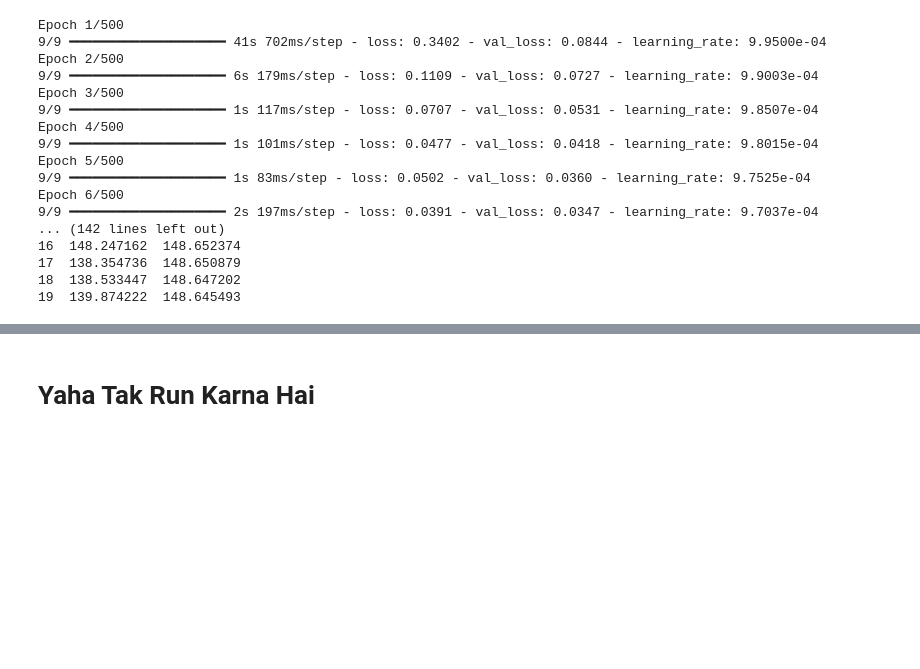
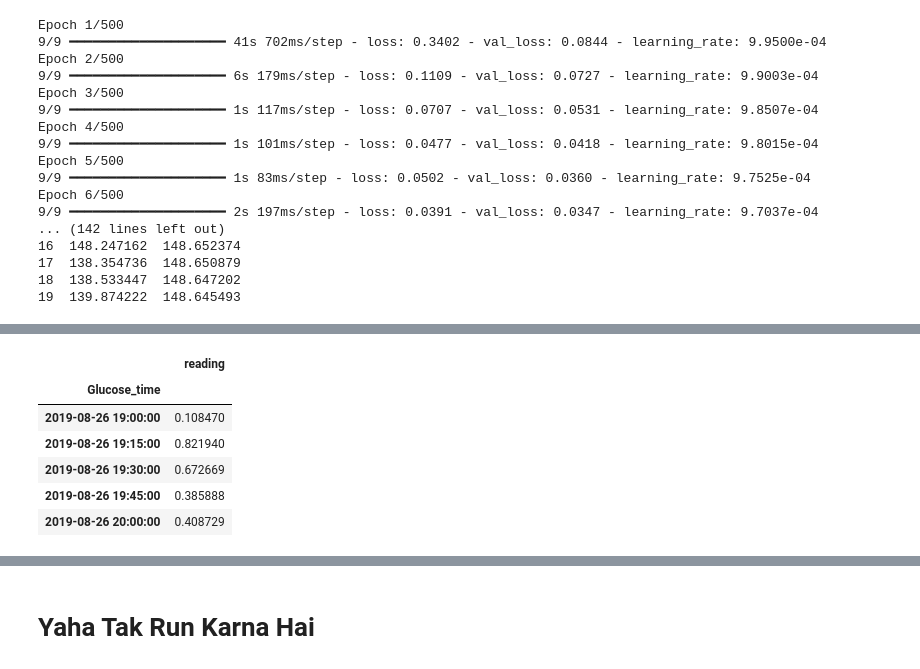
Before and after one commit to Mohammad-Soban/Glucose_Level_Prediction, a Jupyter notebook: LSTM_data copy.ipynb, the cells around one changed output, grey strips where cells are left out. Drawn from its saved outputs; the diff is of its cells as text; code cells hidden in the pictures; blank space fills up the shorter version.

```diff
--- a/LSTM_data copy.ipynb
+++ b/LSTM_data copy.ipynb
@@ -795,0 +824,27 @@ results_sheet_10.to_csv('./CSV_Files/Predictions_Google_Sheet_10_Resampled.csv')
+# %%
+# If reading_time is present in the dataset, then convert it to a proper date time format
+if 'Glucose_time' not in df_15.columns:
+    df_15['reading_time'] = pd.to_datetime(df_15['reading_time'], unit='ms')
+    df_15['reading_time'] = pd.to_datetime(df_15['reading_time'], format='%Y-%m-%d %H:%M:%S')
+    df_15 = df_15.rename(columns={'reading_time': 'Glucose_time'})
+    df_15 = df_15.sort_values(by='Glucose_time')
+    df_15.head()
+# %%
+# Set the Glucose_time to datetime format and set it as the index
+df_15['Glucose_time'] = pd.to_datetime(df_15['Glucose_time'])
+df_15.set_index('Glucose_time', inplace=True)
+df_15.head()
+
+checked_df_15 = df_15.copy()
+# %%
+scaler = MinMaxScaler(feature_range=(0, 1))
+df_15['reading'] = scaler.fit_transform(df_15[['reading']])
+df_15.head()
+# %% [output]
+|  | reading |
+| Glucose_time |  |
+| 2019-08-26 19:00:00 | 0.108470 |
+| 2019-08-26 19:15:00 | 0.821940 |
+| 2019-08-26 19:30:00 | 0.672669 |
+| 2019-08-26 19:45:00 | 0.385888 |
+| 2019-08-26 20:00:00 | 0.408729 |
```
Also changed, not shown: parts of 14 cells of this notebook, 8 other files.
